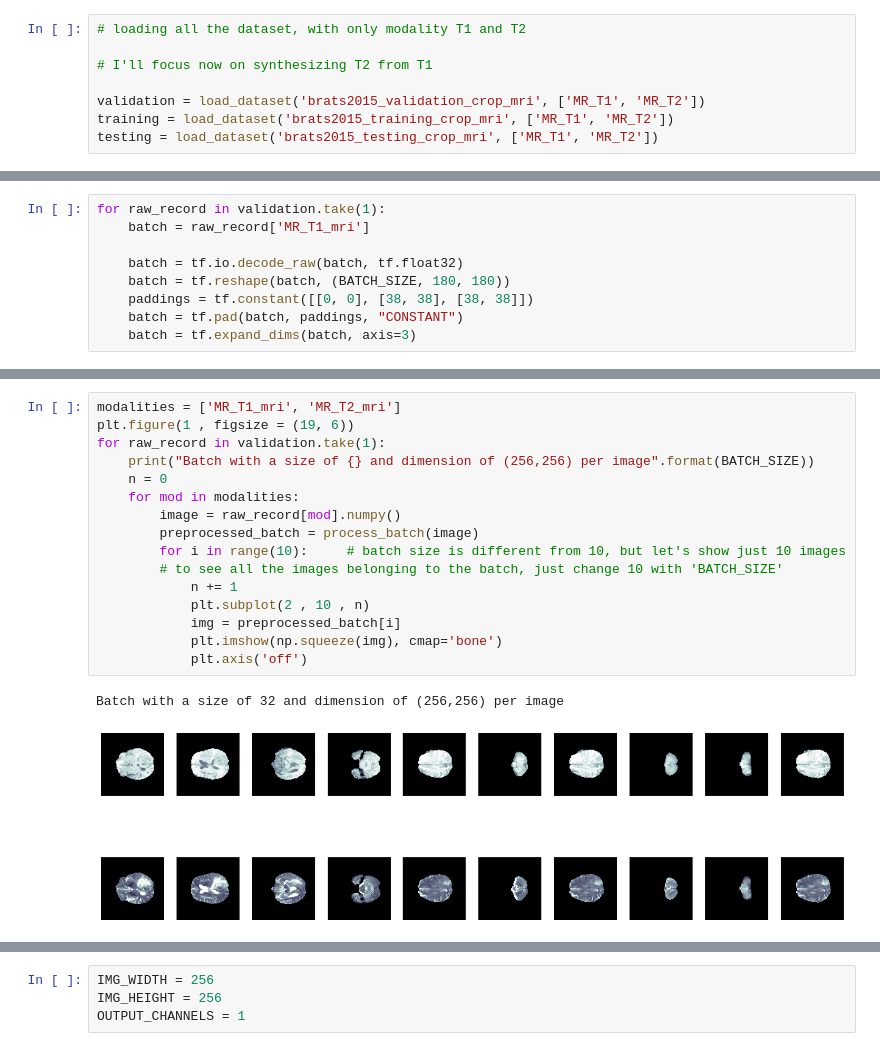
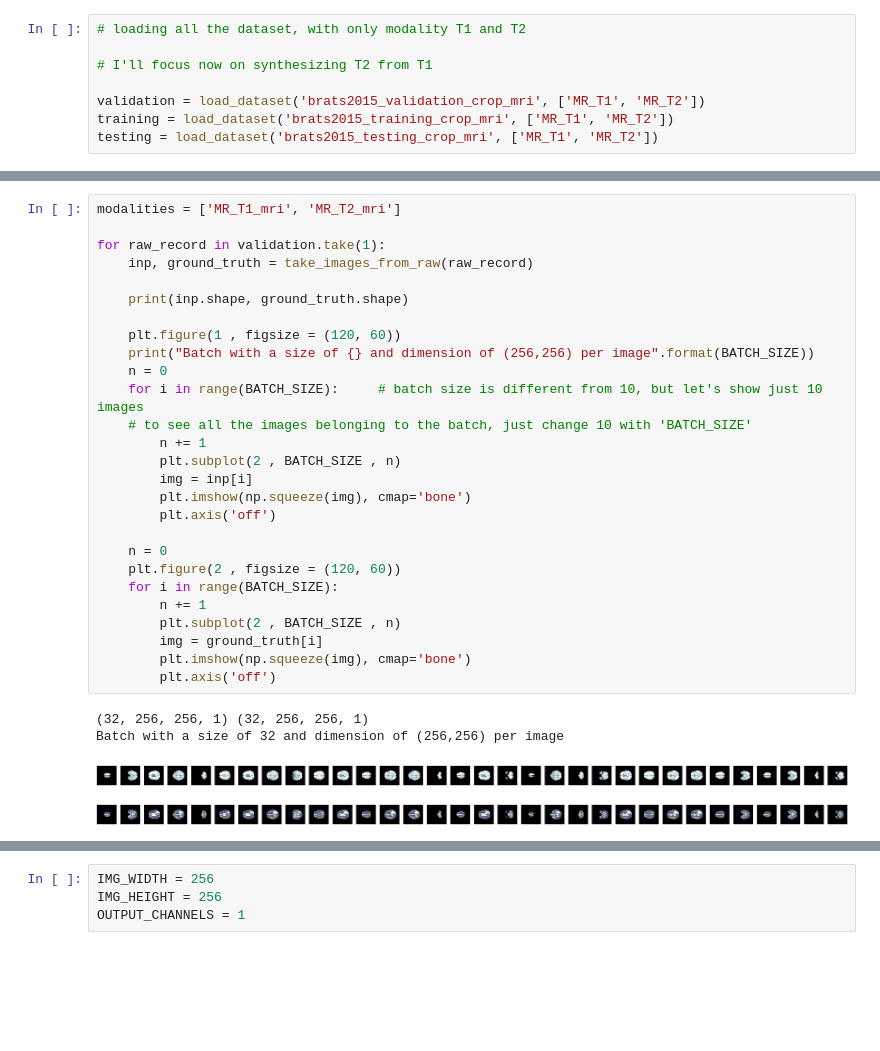
Before and after one commit to EmanuelAlogna/Brain-MRI-generation-using-GANs, a Jupyter notebook: src/MRI_generation_with_pix2pix(P2P_t2).ipynb, the cells around one changed output, grey strips where cells are left out. Saved outputs shown, nothing was run; the diff lists cells and outputs as text; blank space fills up the shorter version.

```diff
--- a/src/MRI_generation_with_pix2pix(P2P_t2).ipynb
+++ b/src/MRI_generation_with_pix2pix(P2P_t2).ipynb
@@ -198,9 +162,0 @@ for raw_record in validation.take(1):
-# %%
-for raw_record in validation.take(1):
-    batch = raw_record['MR_T1_mri']
-
-    batch = tf.io.decode_raw(batch, tf.float32)
-    batch = tf.reshape(batch, (BATCH_SIZE, 180, 180))
-    paddings = tf.constant([[0, 0], [38, 38], [38, 38]])
-    batch = tf.pad(batch, paddings, "CONSTANT")
-    batch = tf.expand_dims(batch, axis=3)
@@ -224,19 +163,32 @@ def process_batch2(batch):   # takes in input a raw_record[mod].numpy()
 # %%
 modalities = ['MR_T1_mri', 'MR_T2_mri']
-plt.figure(1 , figsize = (19, 6))
+
 for raw_record in validation.take(1):
+    inp, ground_truth = take_images_from_raw(raw_record)
+
+    print(inp.shape, ground_truth.shape)
+
+    plt.figure(1 , figsize = (120, 60))
     print("Batch with a size of {} and dimension of (256,256) per image".format(BATCH_SIZE))
     n = 0
-    for mod in modalities:
-        image = raw_record[mod].numpy()
-        preprocessed_batch = process_batch(image)
-        for i in range(10):     # batch size is different from 10, but let's show just 10 images
-        # to see all the images belonging to the batch, just change 10 with 'BATCH_SIZE'
-            n += 1
-            plt.subplot(2 , 10 , n)
-            img = preprocessed_batch[i]
-            plt.imshow(np.squeeze(img), cmap='bone')
-            plt.axis('off')
+    for i in range(BATCH_SIZE):     # batch size is different from 10, but let's show just 10 images
+    # to see all the images belonging to the batch, just change 10 with 'BATCH_SIZE'
+        n += 1
+        plt.subplot(2 , BATCH_SIZE , n)
+        img = inp[i]
+        plt.imshow(np.squeeze(img), cmap='bone')
+        plt.axis('off')
+
+    n = 0
+    plt.figure(2 , figsize = (120, 60))
+    for i in range(BATCH_SIZE):
+        n += 1
+        plt.subplot(2 , BATCH_SIZE , n)
+        img = ground_truth[i]
+        plt.imshow(np.squeeze(img), cmap='bone')
+        plt.axis('off')
 # %% [output]
+(32, 256, 256, 1) (32, 256, 256, 1)
 Batch with a size of 32 and dimension of (256,256) per image
-[figure, old version]
+[figure, new version]
+[figure, added]
```
Also changed, not shown: parts of 13 cells of this notebook.
